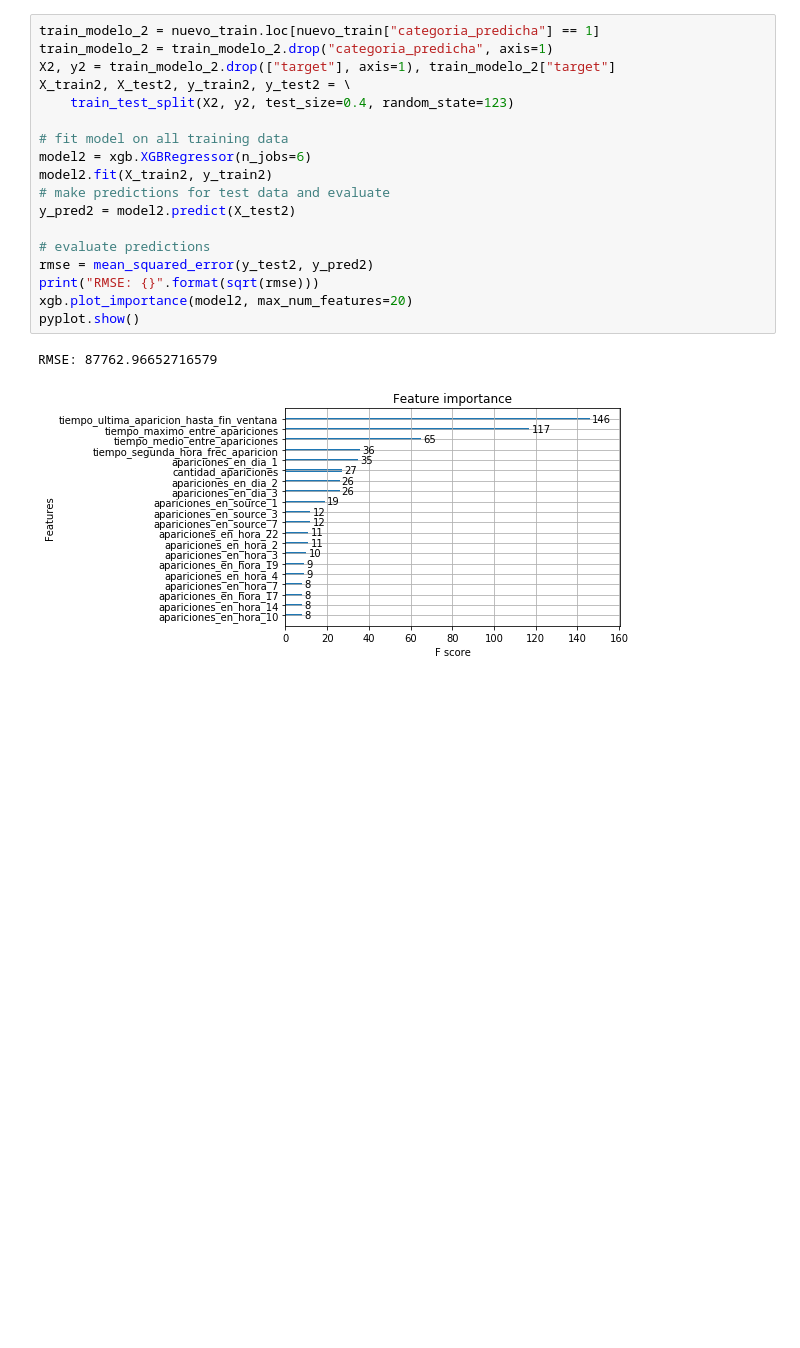
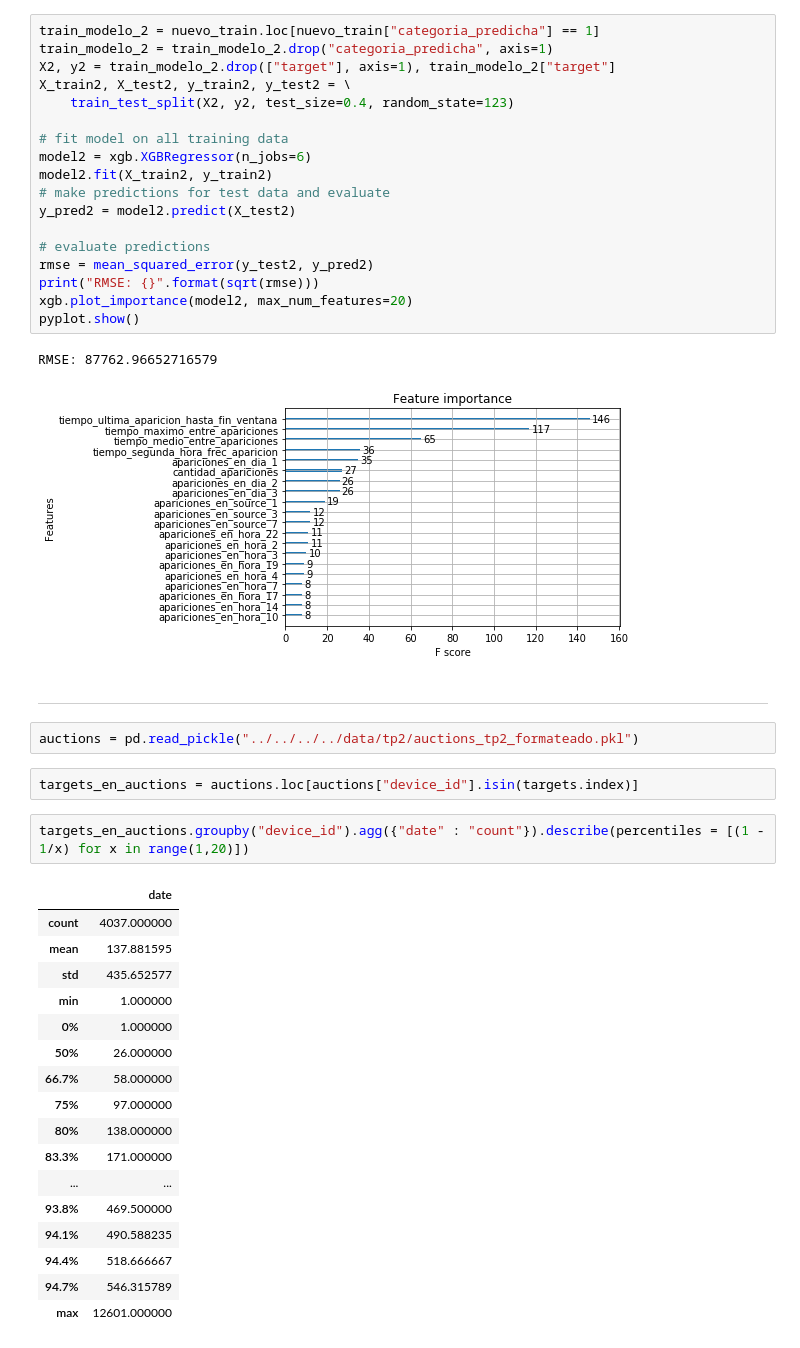
Before and after one commit to mateoicalvo/7506, a Jupyter notebook: tp2/modelo/feature_engineering/solo_competencia/features_solo_targets_competencia.ipynb, the cells around one changed output. Drawn from its saved outputs; the diff is of its cells as text; blank space fills up the shorter version.

```diff
--- a/tp2/modelo/feature_engineering/solo_competencia/features_solo_targets_competencia.ipynb
+++ b/tp2/modelo/feature_engineering/solo_competencia/features_solo_targets_competencia.ipynb
@@ -543,3 +543,29 @@ pyplot.show()
 # %% [output]
 RMSE: 87762.96652716579
 [figure]
+# %% [markdown]
+---
+# %%
+auctions = pd.read_pickle("../../../../data/tp2/auctions_tp2_formateado.pkl")
+# %%
+targets_en_auctions = auctions.loc[auctions["device_id"].isin(targets.index)]
+# %%
+targets_en_auctions.groupby("device_id").agg({"date" : "count"}).describe(percentiles = [(1 - 1/x) for x in range(1,20)])
+# %% [output]
+|  | date |
+| count | 4037.000000 |
+| mean | 137.881595 |
+| std | 435.652577 |
+| min | 1.000000 |
+| 0% | 1.000000 |
+| 50% | 26.000000 |
+| 66.7% | 58.000000 |
+| 75% | 97.000000 |
+| 80% | 138.000000 |
+| 83.3% | 171.000000 |
+| ... | ... |
+| 93.8% | 469.500000 |
+| 94.1% | 490.588235 |
+| 94.4% | 518.666667 |
+| 94.7% | 546.315789 |
+| max | 12601.000000 |
```
Also changed, not shown: 1 other file.
